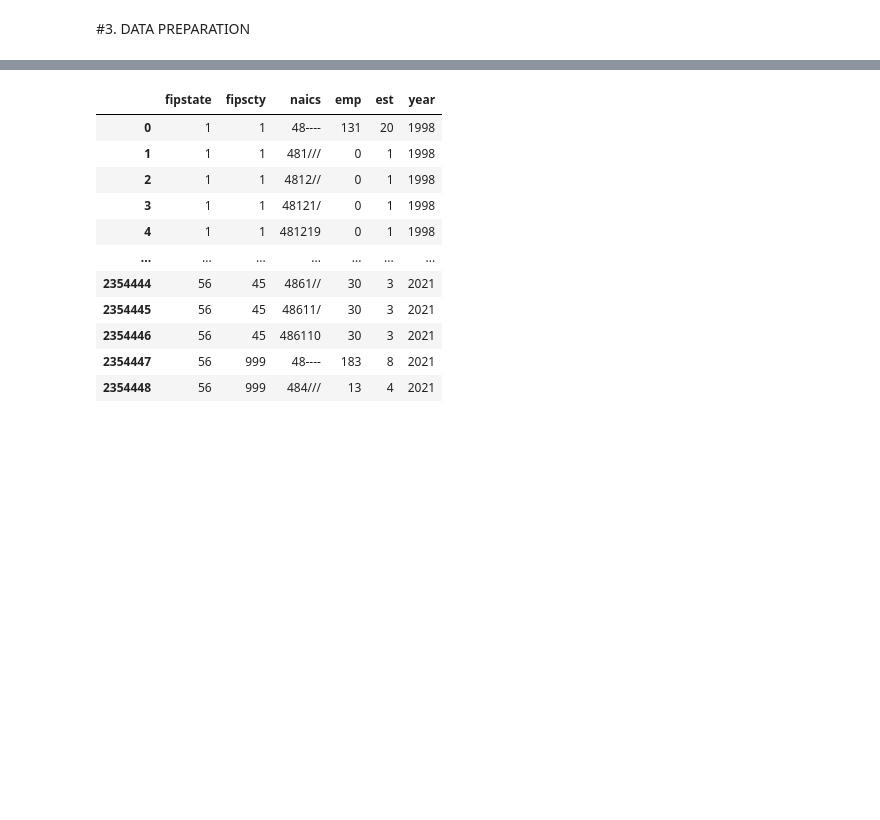
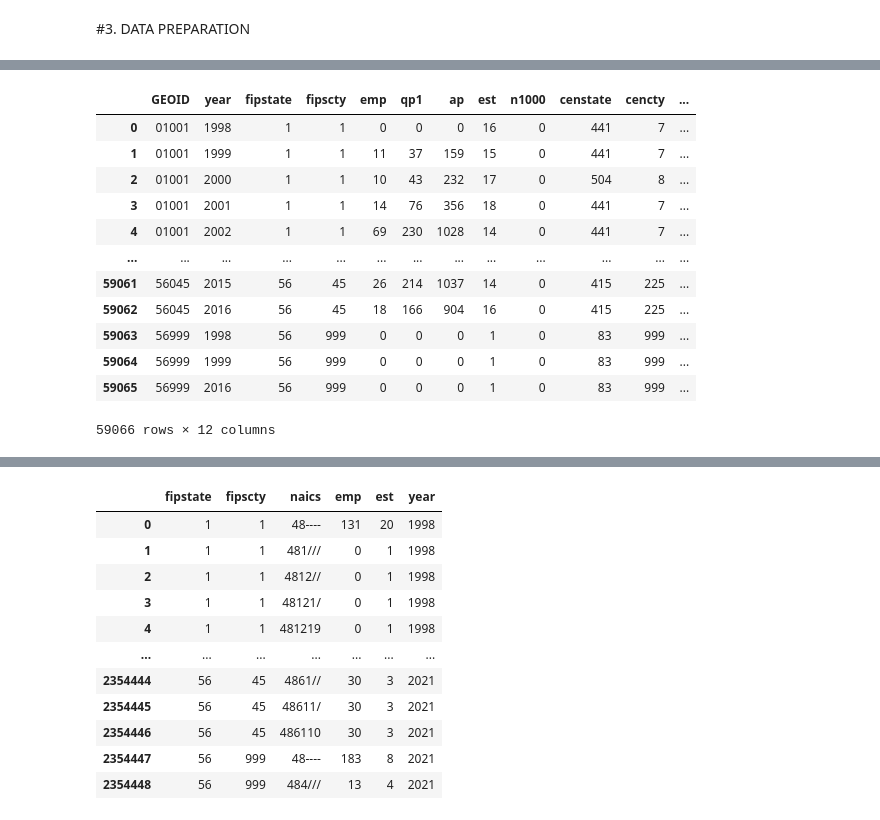
Before and after one commit to ReidelVichot/LC_identification, a Jupyter notebook: LC_identification_3_11_24.ipynb, the cells around one changed output, grey strips where cells are left out. Saved outputs shown, nothing was run; the diff lists cells and outputs as text; code cells hidden in the pictures; blank space fills up the shorter version.

```diff
--- a/LC_identification_3_11_24.ipynb
+++ b/LC_identification_3_11_24.ipynb
@@ -117,0 +179,16 @@ cbp98
+# %%
+cbp.groupby(["GEOID", "year", "fipstate", "fipscty"]).sum(numeric_only=True).reset_index()
+# %% [output]
+|  | GEOID | year | fipstate | fipscty | emp | qp1 | ap | est | n1000 | censtate | cencty | ... |
+| 0 | 01001 | 1998 | 1 | 1 | 0 | 0 | 0 | 16 | 0 | 441 | 7 | ... |
+| 1 | 01001 | 1999 | 1 | 1 | 11 | 37 | 159 | 15 | 0 | 441 | 7 | ... |
+| 2 | 01001 | 2000 | 1 | 1 | 10 | 43 | 232 | 17 | 0 | 504 | 8 | ... |
+| 3 | 01001 | 2001 | 1 | 1 | 14 | 76 | 356 | 18 | 0 | 441 | 7 | ... |
+| 4 | 01001 | 2002 | 1 | 1 | 69 | 230 | 1028 | 14 | 0 | 441 | 7 | ... |
+| ... | ... | ... | ... | ... | ... | ... | ... | ... | ... | ... | ... | ... |
+| 59061 | 56045 | 2015 | 56 | 45 | 26 | 214 | 1037 | 14 | 0 | 415 | 225 | ... |
+| 59062 | 56045 | 2016 | 56 | 45 | 18 | 166 | 904 | 16 | 0 | 415 | 225 | ... |
+| 59063 | 56999 | 1998 | 56 | 999 | 0 | 0 | 0 | 1 | 0 | 83 | 999 | ... |
+| 59064 | 56999 | 1999 | 56 | 999 | 0 | 0 | 0 | 1 | 0 | 83 | 999 | ... |
+| 59065 | 56999 | 2016 | 56 | 999 | 0 | 0 | 0 | 1 | 0 | 83 | 999 | ... |
+59066 rows × 12 columns
```
Also changed, not shown: parts of 11 cells of this notebook.
